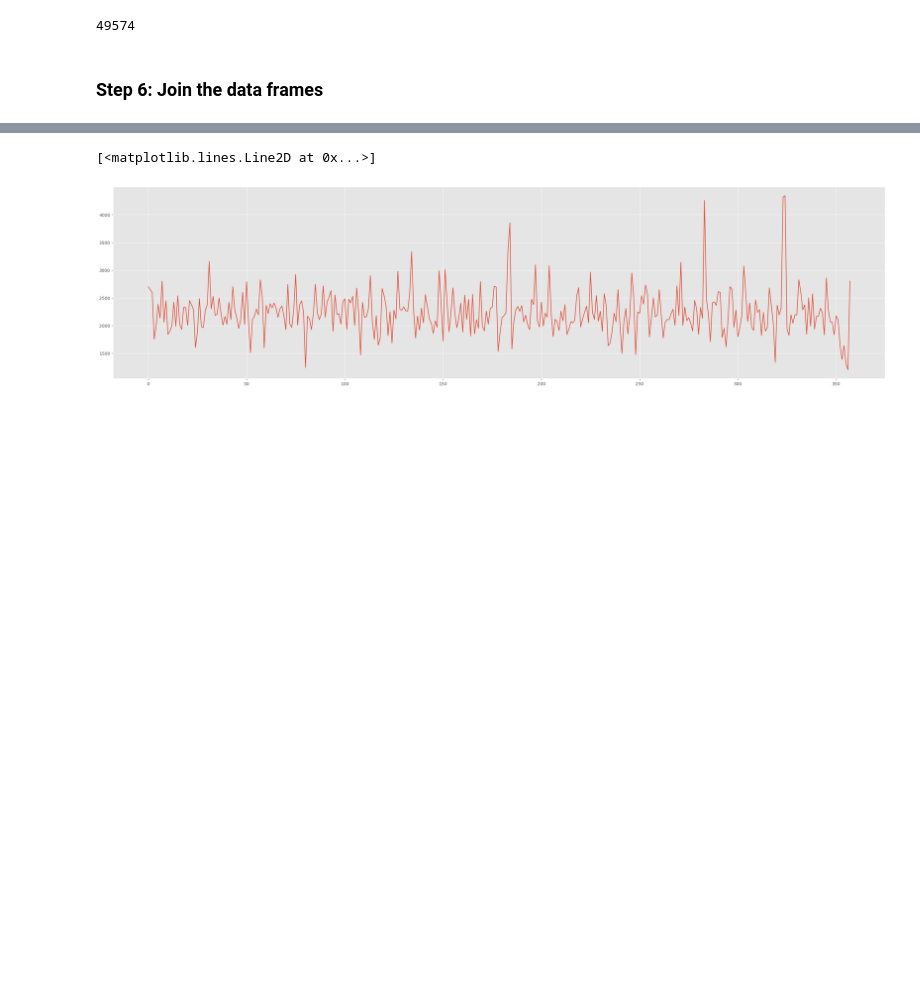
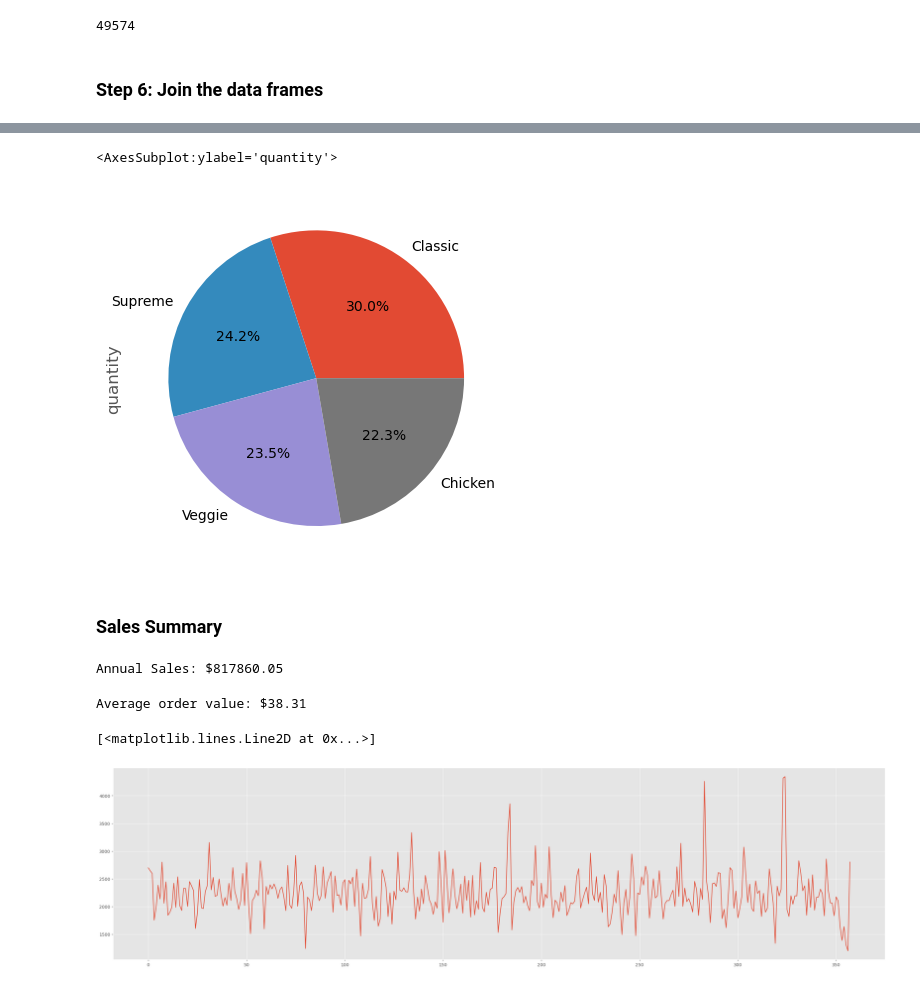
Before and after one commit to lois2inn/Pizza_Place_Sales, a Jupyter notebook: Notebooks/pizza_sales_analysis.ipynb, the cells around one changed output, grey strips where cells are left out. Drawn from its saved outputs; the diff is of its cells as text; code cells hidden in the pictures; blank space fills up the shorter version.

```diff
--- a/Notebooks/pizza_sales_analysis.ipynb
+++ b/Notebooks/pizza_sales_analysis.ipynb
@@ -475,3 +699,18 @@ sales_order_df.head(10)
+# %%
+category_bestsellers_df.plot.pie(y='quantity',autopct='%1.1f%%')
+# %% [output]
+<AxesSubplot:ylabel='quantity'>
+[figure, added]
+# %% [markdown]
+### Sales Summary
+# %%
+print(f'Annual Sales: ${round(sum(sales_order_df["quantity"] * sales_order_df["price"]),2)}')
+# %% [output]
+Annual Sales: $817860.05
+# %%
+print(f'Average order value: ${round(sum(sales_order_df["quantity"] * sales_order_df["price"])/len(orders_df),2)}')
+# %% [output]
+Average order value: $38.31
 # %%
 # Plot the sales per date in the year
 order_groups_by_day_df = sales_order_df.groupby('order_date')['price'].sum().reset_index()
```
Also changed, not shown: parts of 30 cells of this notebook, 1 other file.
